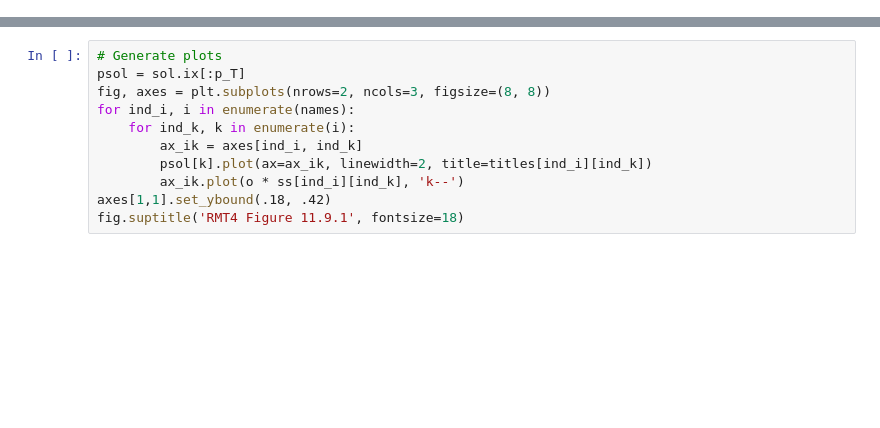
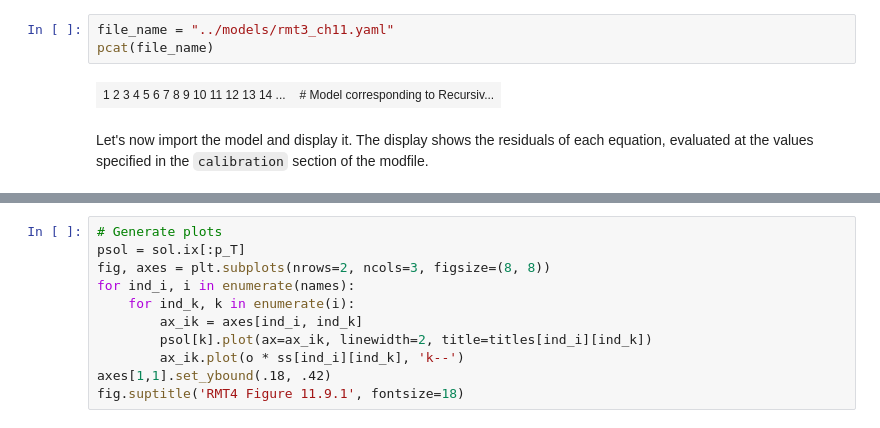
Before and after one commit to EconForge/dolo.py, a Jupyter notebook: examples/notebooks/Figures1191_1193(dolo).ipynb, the cells around one changed output, grey strips where cells are left out. Drawn from its saved outputs; the diff is of its cells as text; blank space fills up the shorter version.

```diff
--- a/examples/notebooks/Figures1191_1193(dolo).ipynb
+++ b/examples/notebooks/Figures1191_1193(dolo).ipynb
@@ -15,0 +74,7 @@ matplotlib.style.use('ggplot')
+# %%
+file_name = "../models/rmt3_ch11.yaml"
+pcat(file_name)
+# %% [output]
+| 1 2 3 4 5 6 7 8 9 10 11 12 13 14 ... | # Model corresponding to Recursiv... |
+# %% [markdown]
+Let's now import the model and display it. The display shows the residuals of each equation, evaluated at the values specified in the `calibration` section of the modfile.
```
Also changed, not shown: parts of 36 cells of this notebook, 3 other files.
